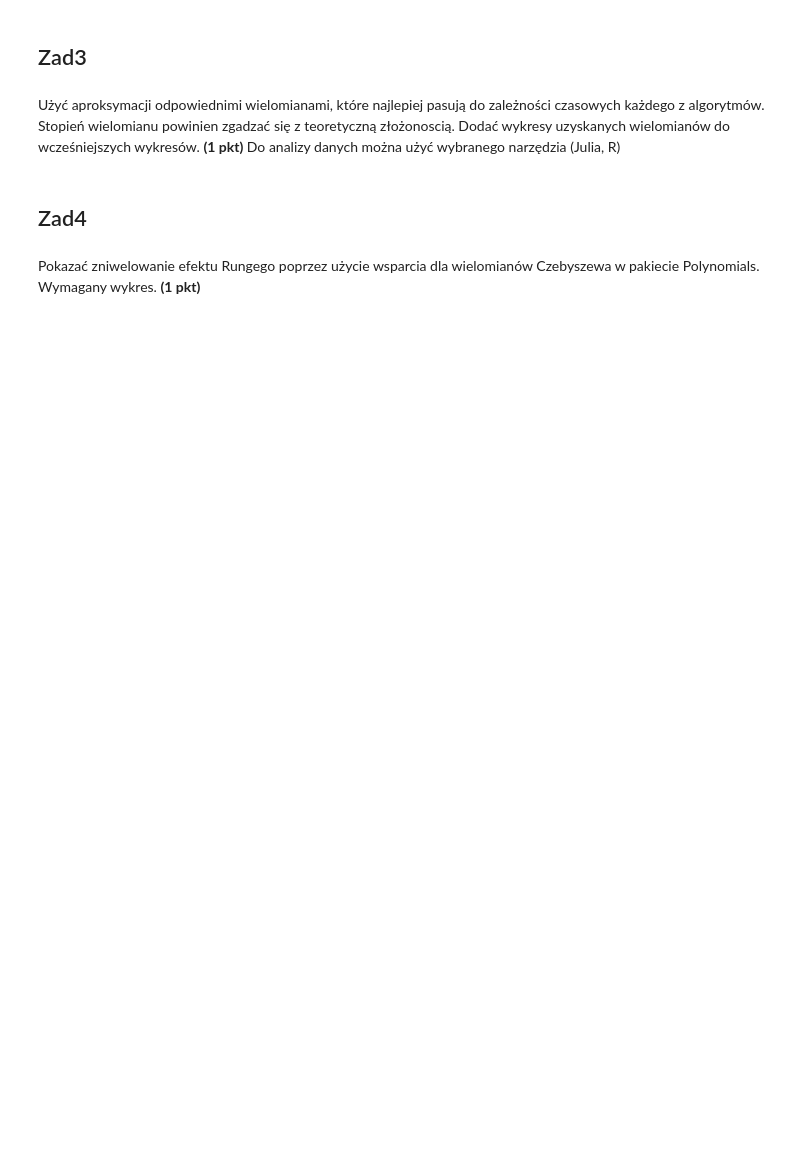
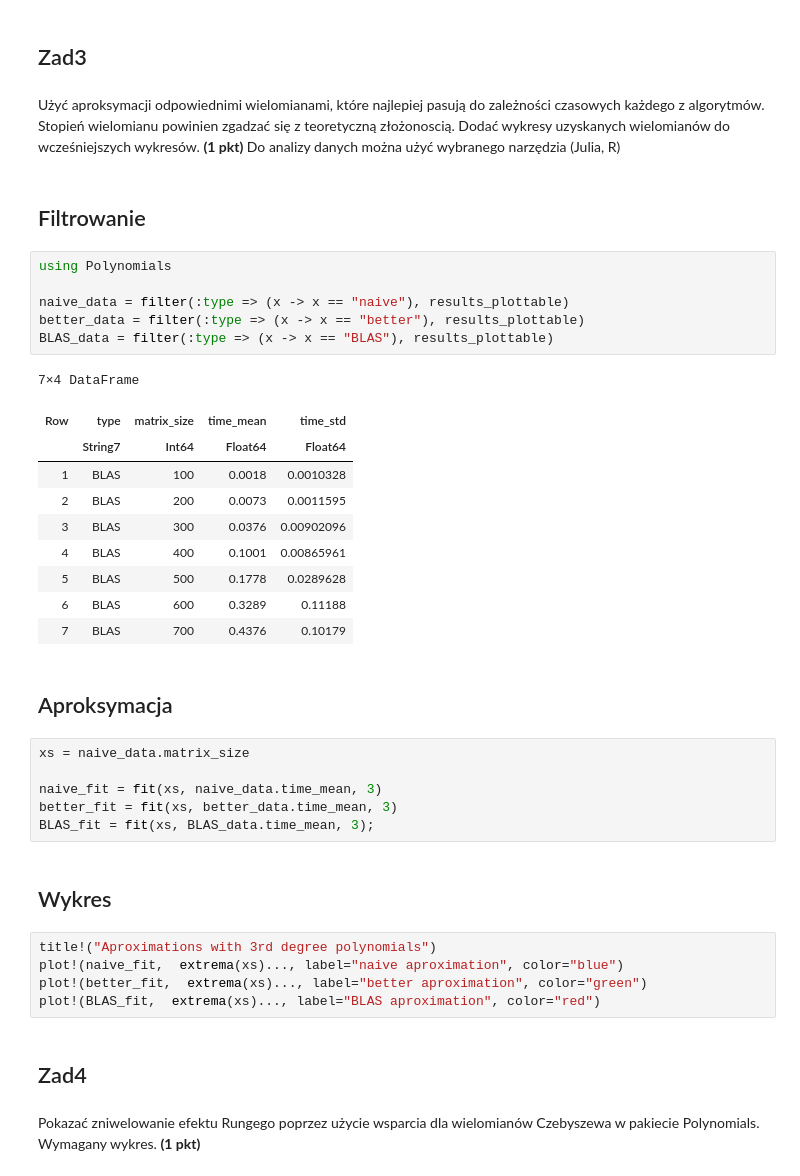
Before and after one commit to Strattoss/MOwNiT, a Jupyter notebook: lab5/zad_dom_5.ipynb, the cells around one changed output. Saved outputs shown, nothing was run; the diff lists cells and outputs as text; blank space fills up the shorter version.

```diff
--- a/lab5/zad_dom_5.ipynb
+++ b/lab5/zad_dom_5.ipynb
@@ -153,6 +327,40 @@ Do analizy danych można użyć wybranego narzędzia (Julia, R)
 ## Zad3
 # %% [markdown]
 Użyć aproksymacji odpowiednimi wielomianami, które najlepiej pasują do zależności czasowych każdego z algorytmów. Stopień wielomianu powinien zgadzać się z teoretyczną złożonoscią. Dodać wykresy uzyskanych wielomianów do wcześniejszych wykresów. **(1 pkt)** Do analizy danych można użyć wybranego narzędzia (Julia, R)
+# %% [markdown]
+## Filtrowanie
+# %%
+using Polynomials
+
+naive_data = filter(:type => (x -> x == "naive"), results_plottable)
+better_data = filter(:type => (x -> x == "better"), results_plottable)
+BLAS_data = filter(:type => (x -> x == "BLAS"), results_plottable)
+# %% [output]
+7×4 DataFrame
+| Row | type | matrix_size | time_mean | time_std |
+|  | String7 | Int64 | Float64 | Float64 |
+| 1 | BLAS | 100 | 0.0018 | 0.0010328 |
+| 2 | BLAS | 200 | 0.0073 | 0.0011595 |
+| 3 | BLAS | 300 | 0.0376 | 0.00902096 |
+| 4 | BLAS | 400 | 0.1001 | 0.00865961 |
+| 5 | BLAS | 500 | 0.1778 | 0.0289628 |
+| 6 | BLAS | 600 | 0.3289 | 0.11188 |
+| 7 | BLAS | 700 | 0.4376 | 0.10179 |
+# %% [markdown]
+## Aproksymacja
+# %%
+xs = naive_data.matrix_size
+
+naive_fit = fit(xs, naive_data.time_mean, 3)
+better_fit = fit(xs, better_data.time_mean, 3)
+BLAS_fit = fit(xs, BLAS_data.time_mean, 3);
+# %% [markdown]
+## Wykres
+# %%
+title!("Aproximations with 3rd degree polynomials")
+plot!(naive_fit,  extrema(xs)..., label="naive aproximation", color="blue")
+plot!(better_fit,  extrema(xs)..., label="better aproximation", color="green")
+plot!(BLAS_fit,  extrema(xs)..., label="BLAS aproximation", color="red")
 # %% [markdown]
 ## Zad4
 # %% [markdown]
```
Also changed, not shown: parts of 35 cells of this notebook, 6 other files.
